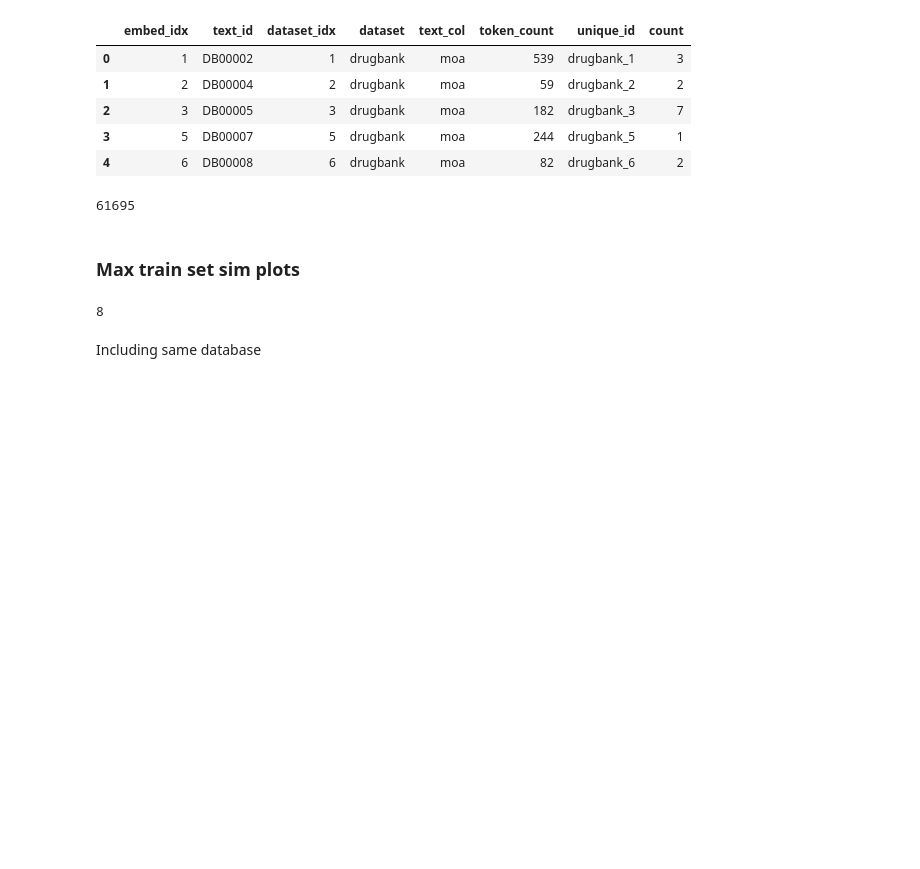
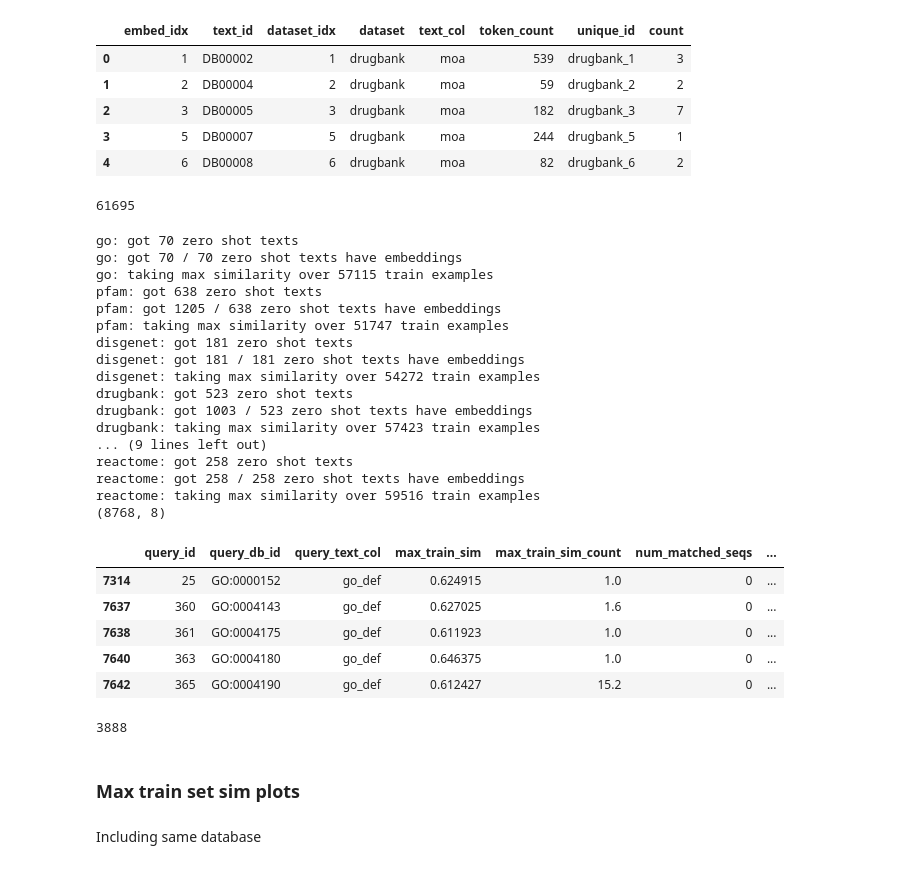
Before and after one commit to mims-harvard/ProCyon, a Jupyter notebook: experimental_analysis/phenotype_embeddings.ipynb, the cells around one changed output. Cells and saved outputs as stored; diff of their text form; code cells hidden in the pictures; blank space fills up the shorter version.

```diff
--- a/experimental_analysis/phenotype_embeddings.ipynb
+++ b/experimental_analysis/phenotype_embeddings.ipynb
@@ -380,3 +414,47 @@ def perf_by_sim_split(
 
 
     return plot_data
+# %%
+all_sim_dfs = []
+len(test_datasets)
+for aaseq, dataset in test_datasets:
+    all_sim_dfs.append(
+        perf_by_sim_df(aaseq, dataset, k=5, cross_database_only=True, sims_only=True)
+        .assign(dataset=dataset)
+    )
+all_sim_dfs = (
+    pd.concat(all_sim_dfs)
+    # Some duplicates to Domain-GO and Protein-GO
+    .drop_duplicates(["query_db_id", "query_text_col"])
+)
+
+print(all_sim_dfs.shape)
+all_sim_dfs.head()
+# %% [output]
+go: got 70 zero shot texts
+go: got 70 / 70 zero shot texts have embeddings
+go: taking max similarity over 57115 train examples
+pfam: got 638 zero shot texts
+pfam: got 1205 / 638 zero shot texts have embeddings
+pfam: taking max similarity over 51747 train examples
+disgenet: got 181 zero shot texts
+disgenet: got 181 / 181 zero shot texts have embeddings
+disgenet: taking max similarity over 54272 train examples
+drugbank: got 523 zero shot texts
+drugbank: got 1003 / 523 zero shot texts have embeddings
+drugbank: taking max similarity over 57423 train examples
+... (9 lines left out)
+reactome: got 258 zero shot texts
+reactome: got 258 / 258 zero shot texts have embeddings
+reactome: taking max similarity over 59516 train examples
+(8768, 8)
+|  | query_id | query_db_id | query_text_col | max_train_sim | max_train_sim_count | num_matched_seqs | ... |
+| 7314 | 25 | GO:0000152 | go_def | 0.624915 | 1.0 | 0 | ... |
+| 7637 | 360 | GO:0004143 | go_def | 0.627025 | 1.6 | 0 | ... |
+| 7638 | 361 | GO:0004175 | go_def | 0.611923 | 1.0 | 0 | ... |
+| 7640 | 363 | GO:0004180 | go_def | 0.646375 | 1.0 | 0 | ... |
+| 7642 | 365 | GO:0004190 | go_def | 0.612427 | 15.2 | 0 | ... |
+# %%
+len(all_sim_dfs.query_db_id.unique())
+# %% [output]
+3888
@@ -383,9 +464,5 @@ def perf_by_sim_split(
 # %% [markdown]
 ### Max train set sim plots
-# %%
-len(test_datasets)
-# %% [output]
-8
 # %%
 def plot_all_datasets(split=False, k=1, cross_database_only=False):
     # Define the number of rows and columns for the grid
```
Also changed, not shown: parts of 6 cells of this notebook, 3 other files.
